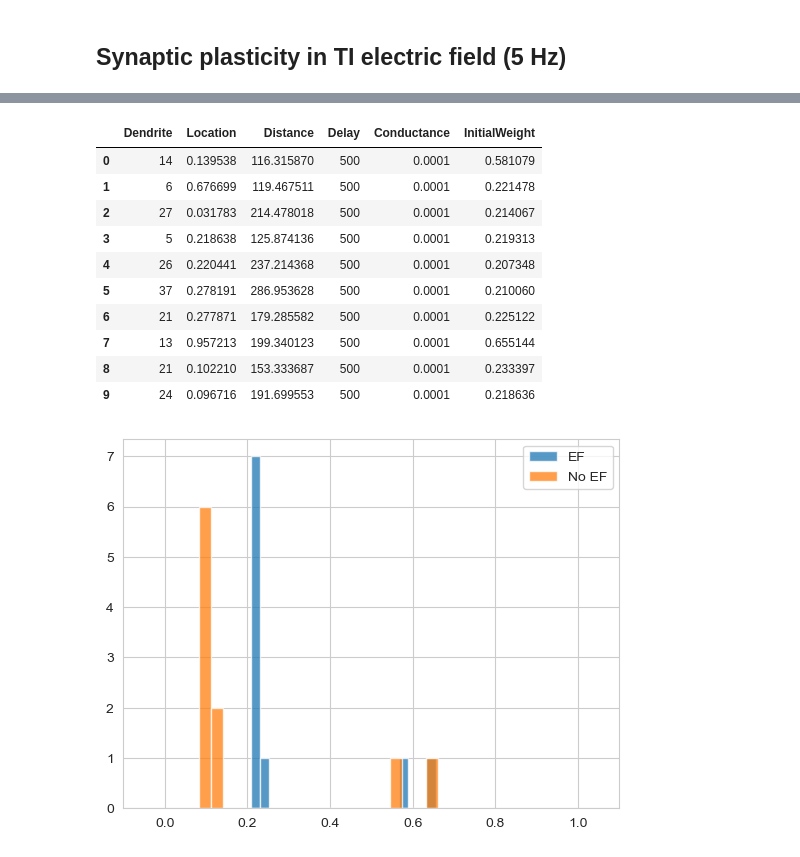
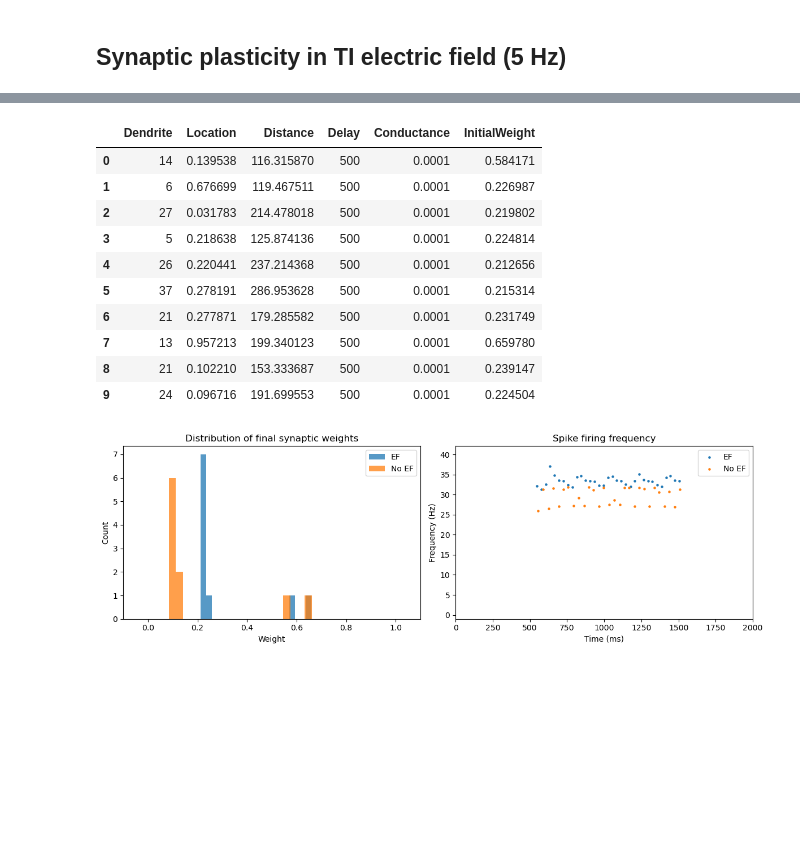
Before and after one commit to kerseviciute/temporal-interference, a Jupyter notebook: 04_ltp_model.ipynb, the cells around one changed output, grey strips where cells are left out. Drawn from its saved outputs; the diff is of its cells as text; code cells hidden in the pictures; blank space fills up the shorter version.

```diff
--- a/04_ltp_model.ipynb
+++ b/04_ltp_model.ipynb
@@ -75,4 +75,6 @@ NeuronPlots.plot_spike_frequency(neuron)
 # %%
+no_ef_frequency, no_ef_time = neuron.spike_frequency
+
 final_no_ef = neuron.get_final_synapse_info()
 final_no_ef.to_csv("final_no_ef.csv")
 
@@ -116,25 +118,43 @@ NeuronPlots.plot_spike_frequency(neuron)
 # %%
+ef_frequency, ef_time = neuron.spike_frequency
+
 final_ef = neuron.get_final_synapse_info()
 final_ef.to_csv("final_ef.csv")
 
 final_ef
 # %% [output]
 |  | Dendrite | Location | Distance | Delay | Conductance | InitialWeight |
-| 0 | 14 | 0.139538 | 116.315870 | 500 | 0.0001 | 0.581079 |
-| 1 | 6 | 0.676699 | 119.467511 | 500 | 0.0001 | 0.221478 |
-| 2 | 27 | 0.031783 | 214.478018 | 500 | 0.0001 | 0.214067 |
-| 3 | 5 | 0.218638 | 125.874136 | 500 | 0.0001 | 0.219313 |
-| 4 | 26 | 0.220441 | 237.214368 | 500 | 0.0001 | 0.207348 |
-| 5 | 37 | 0.278191 | 286.953628 | 500 | 0.0001 | 0.210060 |
-| 6 | 21 | 0.277871 | 179.285582 | 500 | 0.0001 | 0.225122 |
-| 7 | 13 | 0.957213 | 199.340123 | 500 | 0.0001 | 0.655144 |
-| 8 | 21 | 0.102210 | 153.333687 | 500 | 0.0001 | 0.233397 |
-| 9 | 24 | 0.096716 | 191.699553 | 500 | 0.0001 | 0.218636 |
+| 0 | 14 | 0.139538 | 116.315870 | 500 | 0.0001 | 0.584171 |
+| 1 | 6 | 0.676699 | 119.467511 | 500 | 0.0001 | 0.226987 |
+| 2 | 27 | 0.031783 | 214.478018 | 500 | 0.0001 | 0.219802 |
+| 3 | 5 | 0.218638 | 125.874136 | 500 | 0.0001 | 0.224814 |
+| 4 | 26 | 0.220441 | 237.214368 | 500 | 0.0001 | 0.212656 |
+| 5 | 37 | 0.278191 | 286.953628 | 500 | 0.0001 | 0.215314 |
+| 6 | 21 | 0.277871 | 179.285582 | 500 | 0.0001 | 0.231749 |
+| 7 | 13 | 0.957213 | 199.340123 | 500 | 0.0001 | 0.659780 |
+| 8 | 21 | 0.102210 | 153.333687 | 500 | 0.0001 | 0.239147 |
+| 9 | 24 | 0.096716 | 191.699553 | 500 | 0.0001 | 0.224504 |
 # %%
-plt.hist(final_ef.InitialWeight, alpha = 0.75, bins = 20, label = "EF")
-plt.hist(final_no_ef.InitialWeight, alpha = 0.75, bins = 20, label = "No EF")
-plt.xlim(-0.1, 1.1)
-plt.legend()
+fig, axs = plt.subplots(nrows = 1, ncols = 2, figsize = (12, 4))
+
+axs[0].hist(final_ef.InitialWeight, alpha = 0.75, bins = 20, label = "EF")
+axs[0].hist(final_no_ef.InitialWeight, alpha = 0.75, bins = 20, label = "No EF")
+axs[0].set_xlim(-0.1, 1.1)
+axs[0].set_xlabel("Weight")
+axs[0].set_ylabel("Count")
+axs[0].set_title("Distribution of final synaptic weights")
+axs[0].legend()
+
+axs[1].scatter(ef_time, ef_frequency, s = 5, label = "EF")
+axs[1].scatter(no_ef_time, no_ef_frequency, s = 5, label = "No EF")
+axs[1].set_xlabel("Time (ms)")
+axs[1].set_ylabel("Frequency (Hz)")
+axs[1].set_xlim(np.min(neuron.time), np.max(neuron.time))
+axs[1].set_ylim(-1, np.max(ef_frequency) + 5)
+axs[1].set_title("Spike firing frequency")
+axs[1].legend()
+
+plt.tight_layout()
 plt.show()
 # %% [output]
-[figure, old version]
+[figure, new version]
```
Also changed, not shown: parts of 7 cells of this notebook, 3 other files.
